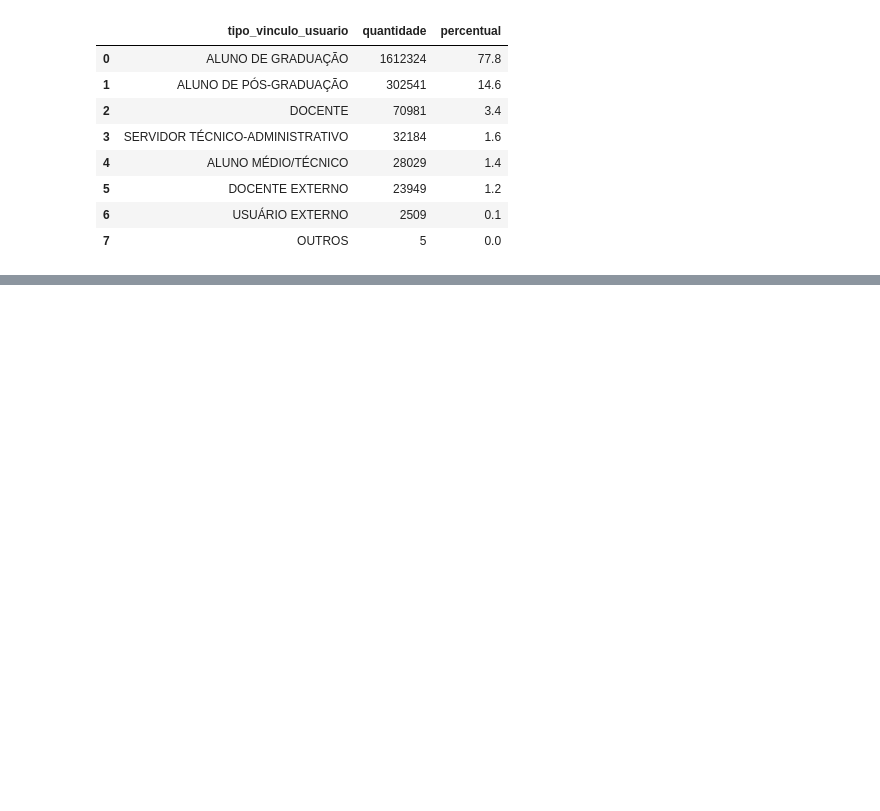
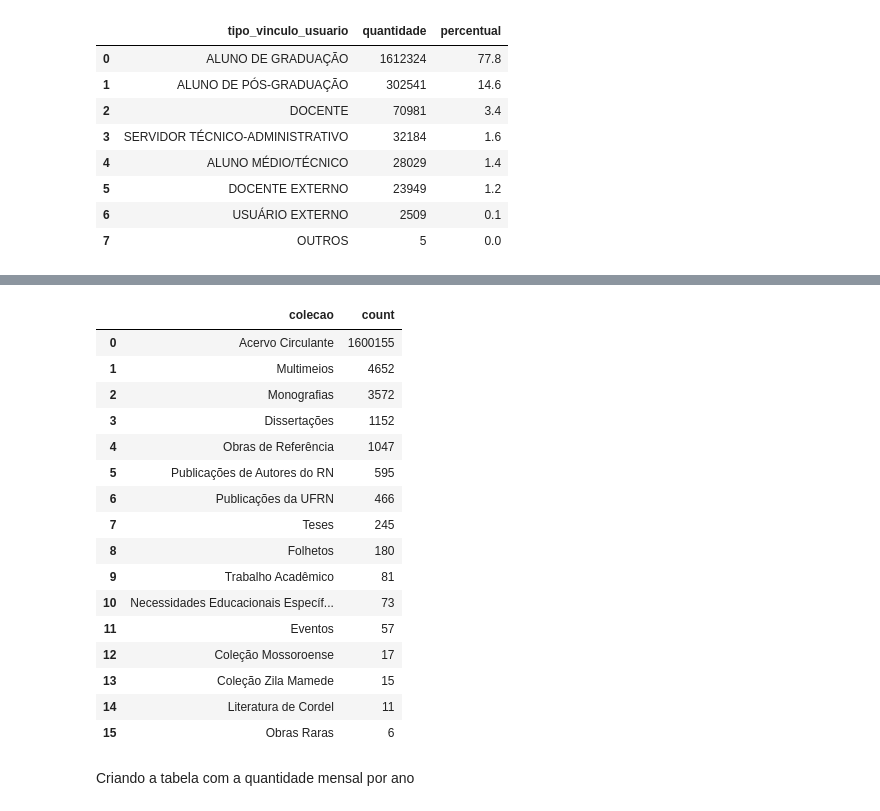
Before and after one commit to WyndamBaxter/Desafio-7-days-of-coding-dashboard, a Jupyter notebook: Analise_exploratoria.ipynb, the cells around one changed output, grey strips where cells are left out. Drawn from its saved outputs; the diff is of its cells as text; code cells hidden in the pictures; blank space fills up the shorter version.

```diff
--- a/Analise_exploratoria.ipynb
+++ b/Analise_exploratoria.ipynb
@@ -627,0 +735,23 @@ gera_tabela_frequencia('tipo_vinculo_usuario')
+# %%
+alunos_graduacao = df_emprestimos_completo.query('tipo_vinculo_usuario == "ALUNO DE GRADUAÇÃO"')
+alunos_graduacao.value_counts('colecao').reset_index()
+# %% [output]
+|  | colecao | count |
+| 0 | Acervo Circulante | 1600155 |
+| 1 | Multimeios | 4652 |
+| 2 | Monografias | 3572 |
+| 3 | Dissertações | 1152 |
+| 4 | Obras de Referência | 1047 |
+| 5 | Publicações de Autores do RN | 595 |
+| 6 | Publicações da UFRN | 466 |
+| 7 | Teses | 245 |
+| 8 | Folhetos | 180 |
+| 9 | Trabalho Acadêmico | 81 |
+| 10 | Necessidades Educacionais Específ... | 73 |
+| 11 | Eventos | 57 |
+| 12 | Coleção Mossoroense | 17 |
+| 13 | Coleção Zila Mamede | 15 |
+| 14 | Literatura de Cordel | 11 |
+| 15 | Obras Raras | 6 |
+# %% [markdown]
+Criando a tabela com a quantidade mensal por ano
```
Also changed, not shown: parts of 12 cells of this notebook.
